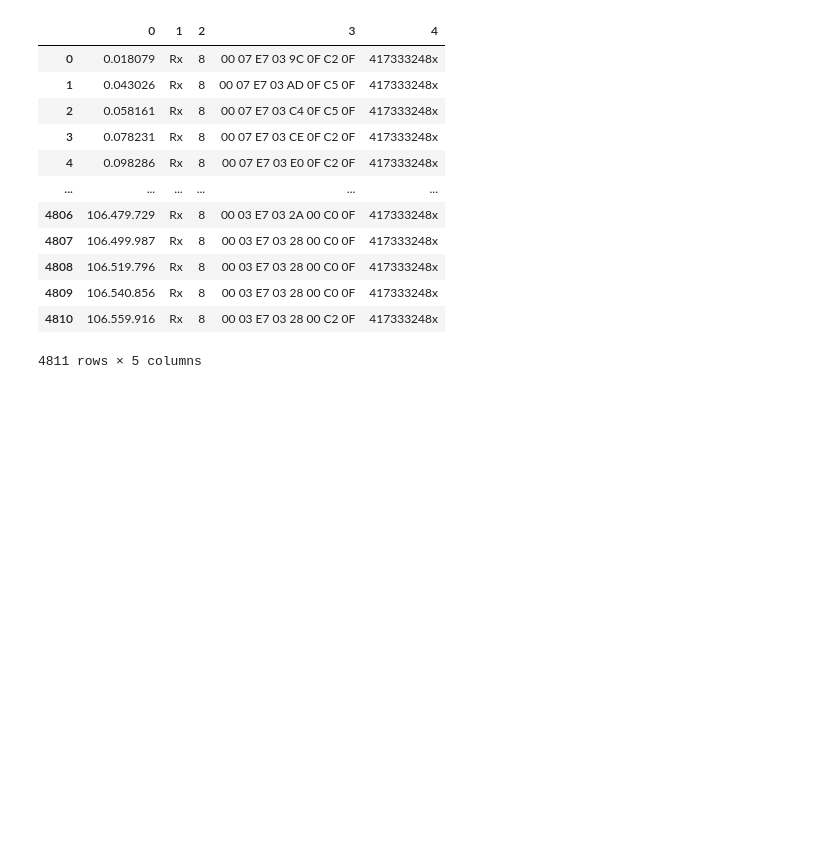
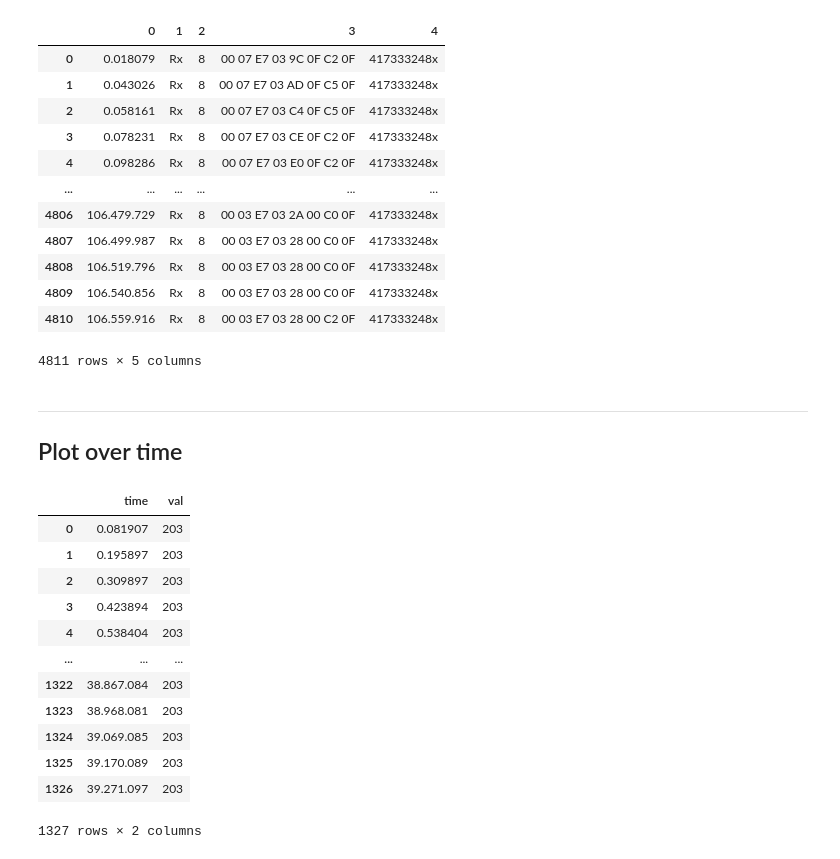
Before and after one commit to FabianKlaffenboeck/privateprojects-vehiclemonitoring-surron_ultrabee-canreverseengineering, a Jupyter notebook: reverse enegnering.ipynb, the cells around one changed output. Saved outputs shown, nothing was run; the diff lists cells and outputs as text; code cells hidden in the pictures; blank space fills up the shorter version.

```diff
--- a/reverse enegnering.ipynb
+++ b/reverse enegnering.ipynb
@@ -87,3 +202,33 @@ df
 | 4809 | 106.540.856 | Rx | 8 | 00 03 E7 03 28 00 C0 0F | 417333248x |
 | 4810 | 106.559.916 | Rx | 8 | 00 03 E7 03 28 00 C2 0F | 417333248x |
 4811 rows × 5 columns
+# %% [markdown]
+---
+## Plot over time
+# %%
+searchedId = "785"
+dataByte = 6
+
+# searchedId = "417333248x"
+# dataByte = 6
+
+plotData = map(lambda row: ({"time": row["time"], "val": int(row["msg"].split()[dataByte], 16)}),
+               list(filter(lambda item: item['Id'] == searchedId, dataCombinedDictCsv)))
+
+# df = pd.DataFrame(plotData).plot.line("time", "val")
+df = pd.DataFrame(plotData)
+df
+# %% [output]
+|  | time | val |
+| 0 | 0.081907 | 203 |
+| 1 | 0.195897 | 203 |
+| 2 | 0.309897 | 203 |
+| 3 | 0.423894 | 203 |
+| 4 | 0.538404 | 203 |
+| ... | ... | ... |
+| 1322 | 38.867.084 | 203 |
+| 1323 | 38.968.081 | 203 |
+| 1324 | 39.069.085 | 203 |
+| 1325 | 39.170.089 | 203 |
+| 1326 | 39.271.097 | 203 |
+1327 rows × 2 columns
```
Also changed, not shown: parts of 10 cells of this notebook, 3 other files.
